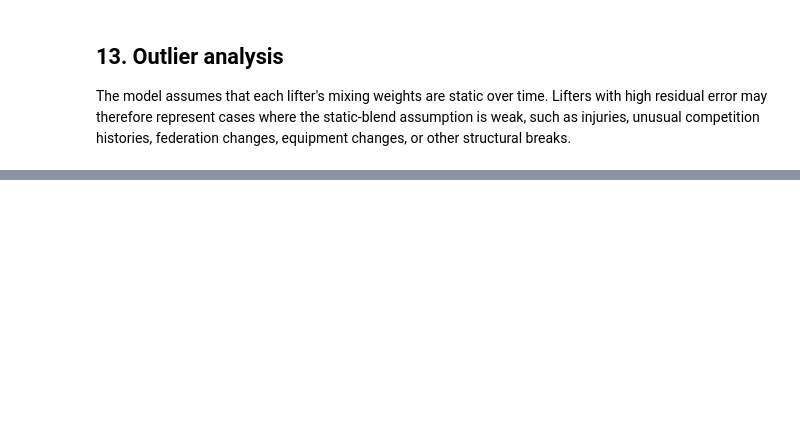
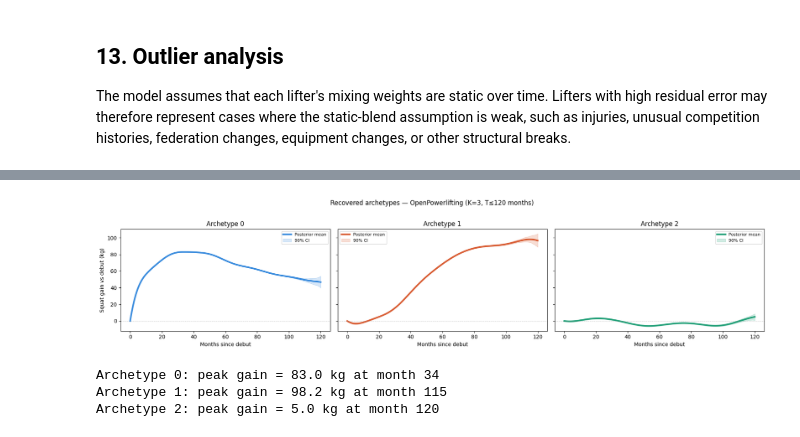
Before and after one commit to Isak-Petrin/modal_based_ml_project, a Jupyter notebook: ModelBasedNotes/PGM_for_strength_progression.ipynb, the cells around one changed output, grey strips where cells are left out. Saved outputs shown, nothing was run; the diff lists cells and outputs as text; code cells hidden in the pictures; blank space fills up the shorter version.

```diff
--- a/ModelBasedNotes/PGM_for_strength_progression.ipynb
+++ b/ModelBasedNotes/PGM_for_strength_progression.ipynb
@@ -670,0 +733,32 @@ Possible extensions:
+# %%
+t_grid = np.linspace(0, T_max, 200)
+
+samples, f_grid, full_u_fn = extract_posterior(
+    guide, t_t, id_t, N, K, Z, t_grid)
+
+f_mean = f_grid.mean(axis=0)
+f_lo   = np.quantile(f_grid, 0.05, axis=0)
+f_hi   = np.quantile(f_grid, 0.95, axis=0)
+
+colors = ["#378ADD", "#D85A30", "#1D9E75", "#8E44AD"]   # blue, orange, green, purple
+fig, axes = plt.subplots(1, K, figsize=(6 * K, 4), sharey=True)
+for k in range(K):
+    axes[k].plot(t_grid, f_mean[k], color=colors[k], lw=3, label="Posterior mean")
+    axes[k].fill_between(t_grid, f_lo[k], f_hi[k],
+                         color=colors[k], alpha=0.2, label="90% CI")
+    axes[k].axhline(0, color="gray", lw=0.7, ls="--", alpha=0.4)
+    axes[k].set_title(f"Archetype {k}")
+    axes[k].set_xlabel("Months since debut")
+    axes[k].legend(fontsize=8)
+axes[0].set_ylabel("Squat gain vs debut (kg)")
+plt.suptitle(f"Recovered archetypes — OpenPowerlifting (K={K}, T≤120 months)", y=1.02)
+plt.tight_layout(); plt.show()
+
+for k in range(K):
+    print(f"Archetype {k}: peak gain = {f_mean[k].max():.1f} kg at "
+          f"month {t_grid[f_mean[k].argmax()]:.0f}")
+# %% [output]
+[figure, added]
+Archetype 0: peak gain = 83.0 kg at month 34
+Archetype 1: peak gain = 98.2 kg at month 115
+Archetype 2: peak gain = 5.0 kg at month 120
```
Also changed, not shown: parts of 11 cells of this notebook, 1 other file.
